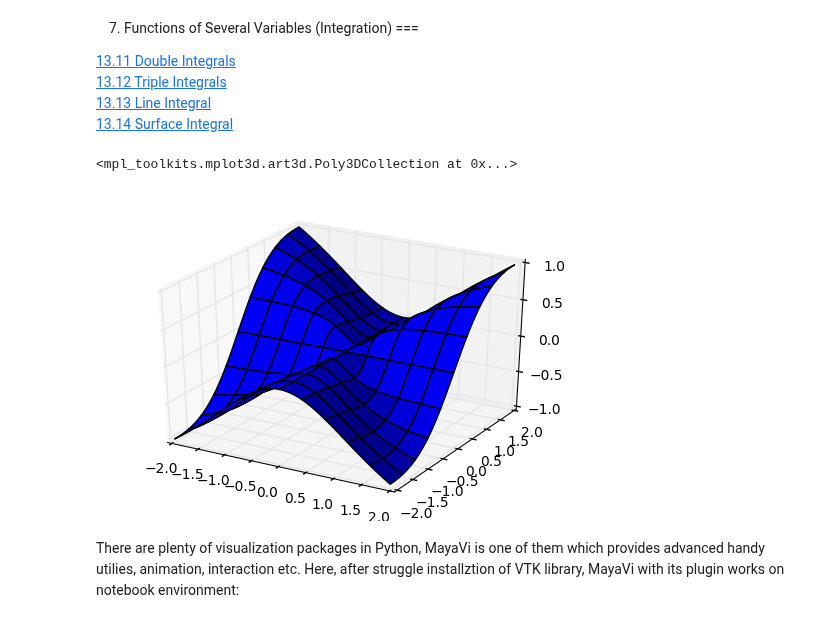
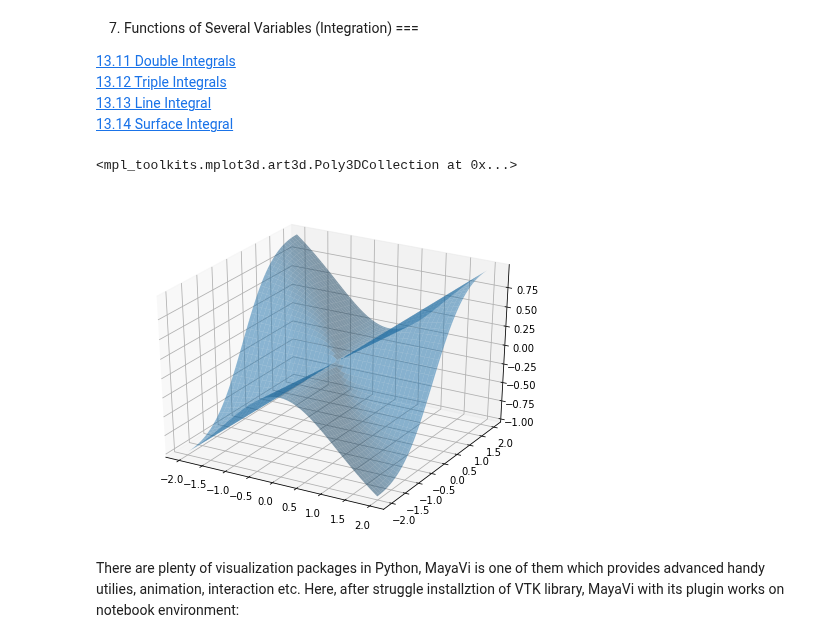
Before and after one commit to cchuang2009/2016-1, a Jupyter notebook: calculus/6 Multi-variable Calculus Integration-1.ipynb, the cells around one changed output. Drawn from its saved outputs; the diff is of its cells as text; code cells hidden in the pictures.

```diff
--- a/calculus/6 Multi-variable Calculus (Integration).ipynb
+++ b/calculus/6 Multi-variable Calculus Integration-1.ipynb
@@ -20,14 +23,14 @@ import matplotlib.pylab as plt
 # %%
-fig = plt.figure()
+fig = plt.figure(figsize=(8,6))
 ax = fig.gca(projection='3d')
-X = np.arange(-2, 2, 0.04)
-Y = np.arange(-2, 2, 0.04)
+X = np.arange(-2, 2, 0.03)
+Y = np.arange(-2, 2, 0.043)
 X, Y = np.meshgrid(X, Y)
 f= X*X*Y/(X*X+Y*Y)
-ax.plot_surface(X, Y, f)
+ax.plot_surface(X, Y, f,alpha=0.5)
 # %% [output]
 <mpl_toolkits.mplot3d.art3d.Poly3DCollection at 0x...>
-[figure, old version]
+[figure, new version]
 # %% [markdown]
 There are plenty of visualization packages in Python, MayaVi is one of them which provides advanced handy utilies, animation, interaction etc. Here, after struggle installztion of VTK library, MayaVi with its plugin works on notebook environment:
 # %%
```
Also changed, not shown: parts of 4 cells of this notebook, 2 other files.
